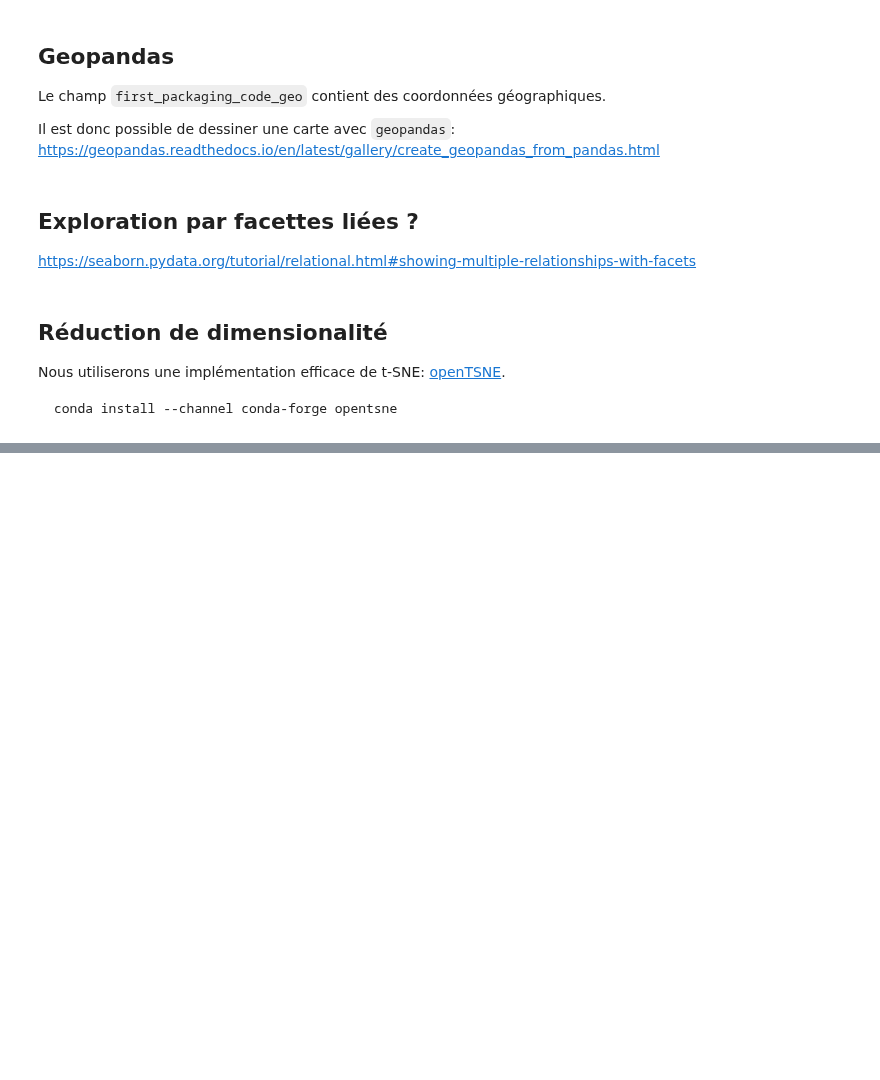
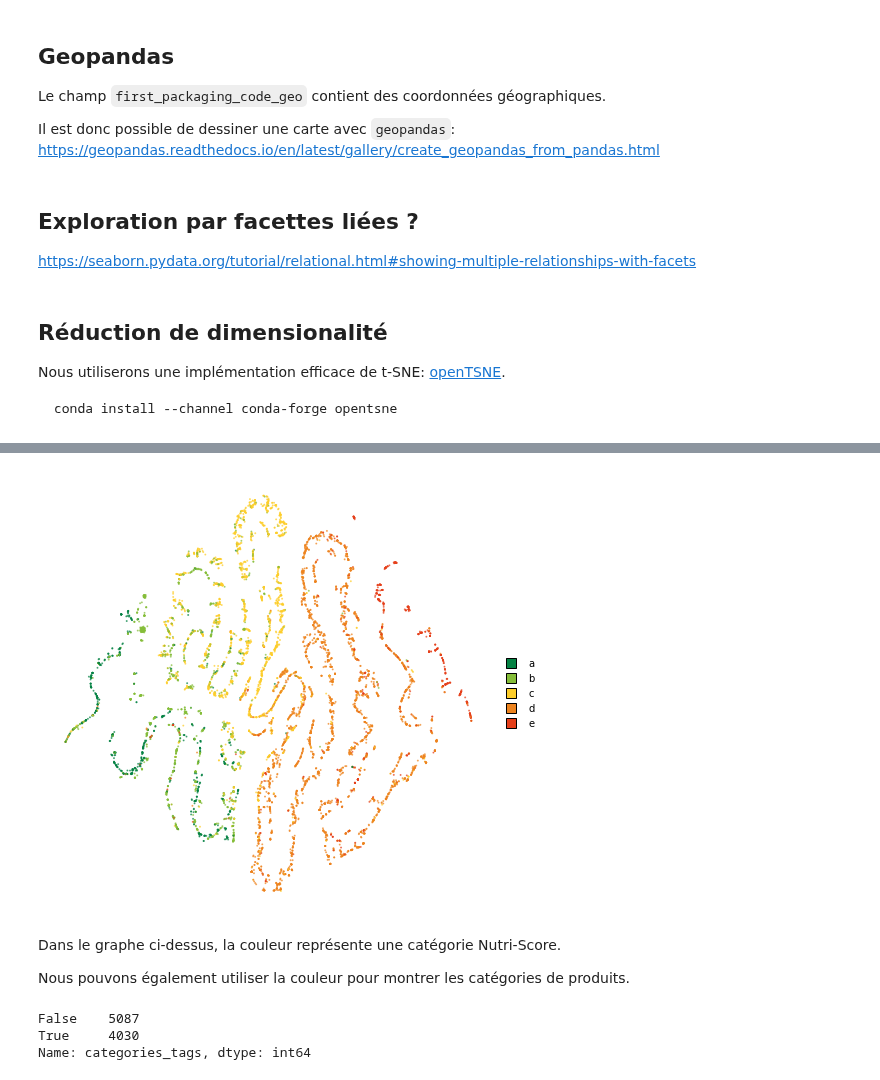
Before and after one commit to moreymat/off-explore, a Jupyter notebook: notebooks/03 - Explorer les données d'OpenFoodFacts.ipynb, the cells around one changed output, grey strips where cells are left out. Cells and saved outputs as stored; diff of their text form; code cells hidden in the pictures; blank space fills up the shorter version.

```diff
--- a/notebooks/03 - Explorer les données d'OpenFoodFacts.ipynb
+++ b/notebooks/03 - Explorer les données d'OpenFoodFacts.ipynb
@@ -238,0 +411,8 @@ embedding = TSNE().fit(x)
+# %%
+cols_ns = ['energy_100g', 'saturated-fat_100g', 'sugars_100g', 'salt_100g',
+           'proteins_100g']
+# 'fruits-vegetables-nuts-estimate_100g', 'fiber_100g' ne sont pas assez renseignés
+print(df_dairies[cols_ns].count())
+x_ns = df_dairies[cols_ns].fillna(0)
+y = df_dairies[col_y]
+y
@@ -238,0 +439,4 @@ embedding = TSNE().fit(x)
+# %%
+tsne = TSNE(perplexity=30, metric='euclidean', callbacks=ErrorLogger(), n_jobs=-2, random_state=42)
+# %%
+emb_ns = tsne.fit(x_ns)
@@ -238,0 +464,15 @@ embedding = TSNE().fit(x)
+# %%
+plot(emb_ns, y, colors=colors_nutriscore)
+# %% [output]
+[figure, added]
+# %% [markdown]
+Dans le graphe ci-dessus, la couleur représente une catégorie Nutri-Score.
+
+Nous pouvons également utiliser la couleur pour montrer les catégories de produits.
+# %%
+y_cheeses = df_dairies['categories_tags'].str.contains('en:cheeses')
+y_cheeses.value_counts()
+# %% [output]
+False    5087
+True     4030
+Name: categories_tags, dtype: int64
```
Also changed, not shown: parts of 21 cells of this notebook, 1 other file.
